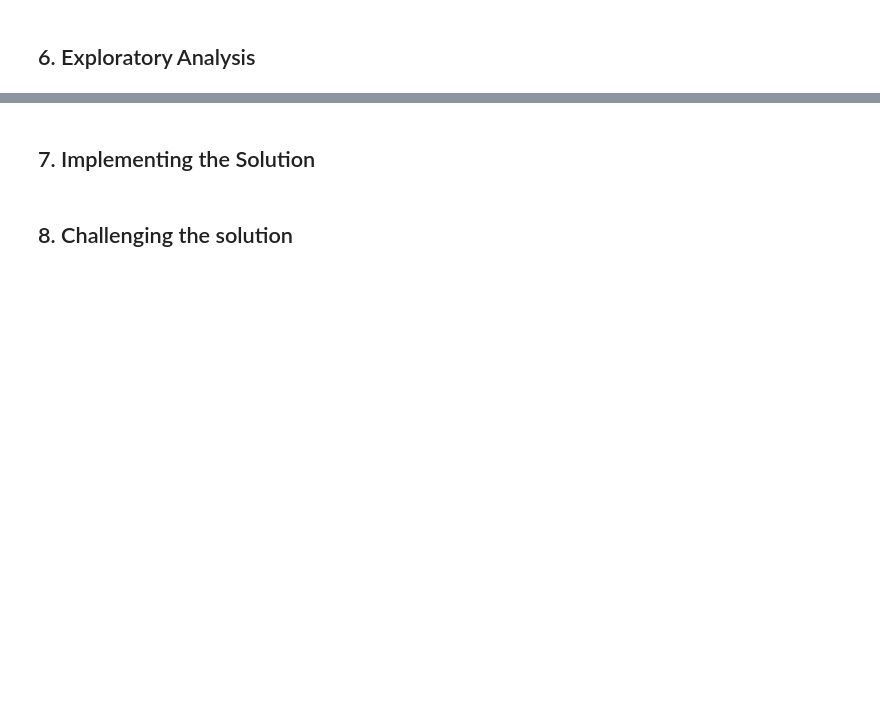
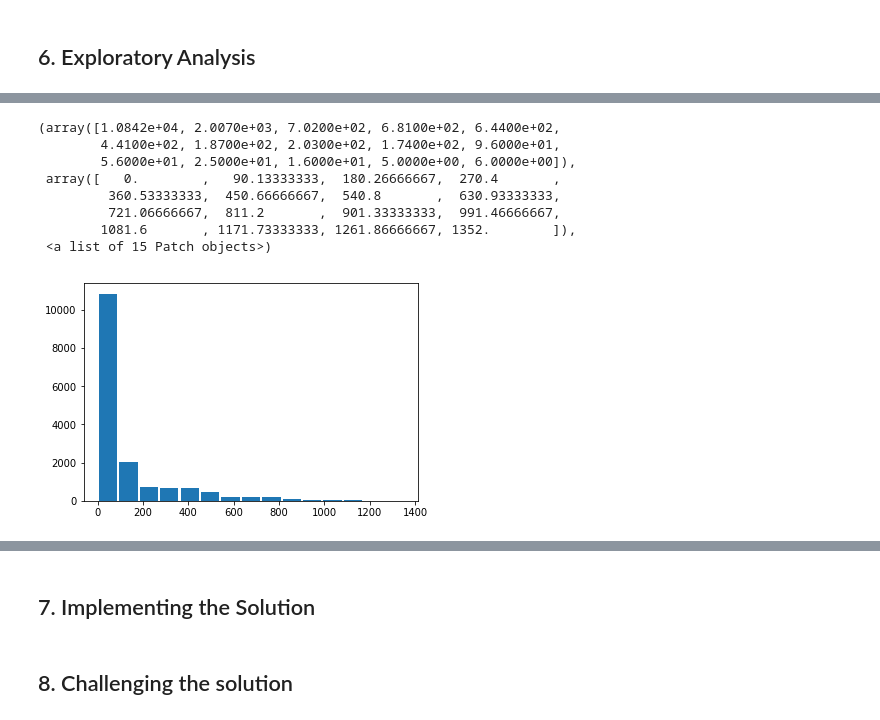
Before and after one commit to ibrahimabdike/IP_Week3_core_Ibrahim_Yahya, a Jupyter notebook: IP_Week3_core_Ibrahim_Yahya.ipynb, the cells around one changed output, grey strips where cells are left out. Cells and saved outputs as stored; diff of their text form; code cells hidden in the pictures; blank space fills up the shorter version.

```diff
--- a/IP_Week3_core_Ibrahim_Yahya.ipynb
+++ b/IP_Week3_core_Ibrahim_Yahya.ipynb
@@ -157,0 +199,12 @@ dtype: int64
+# %%
+plt.hist(autolib["BlueCars_taken_sum"], bins=15, histtype='bar', rwidth=0.9)
+# %% [output]
+(array([1.0842e+04, 2.0070e+03, 7.0200e+02, 6.8100e+02, 6.4400e+02,
+        4.4100e+02, 1.8700e+02, 2.0300e+02, 1.7400e+02, 9.6000e+01,
+        5.6000e+01, 2.5000e+01, 1.6000e+01, 5.0000e+00, 6.0000e+00]),
+ array([   0.        ,   90.13333333,  180.26666667,  270.4       ,
+         360.53333333,  450.66666667,  540.8       ,  630.93333333,
+         721.06666667,  811.2       ,  901.33333333,  991.46666667,
+        1081.6       , 1171.73333333, 1261.86666667, 1352.        ]),
+ <a list of 15 Patch objects>)
+[figure, added]
```
Also changed, not shown: parts of 52 cells of this notebook.
